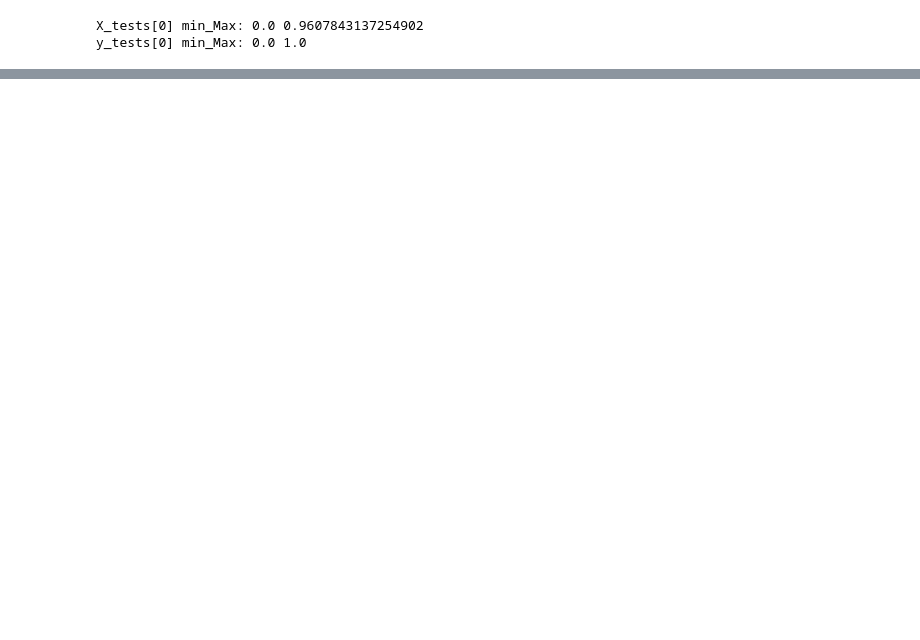
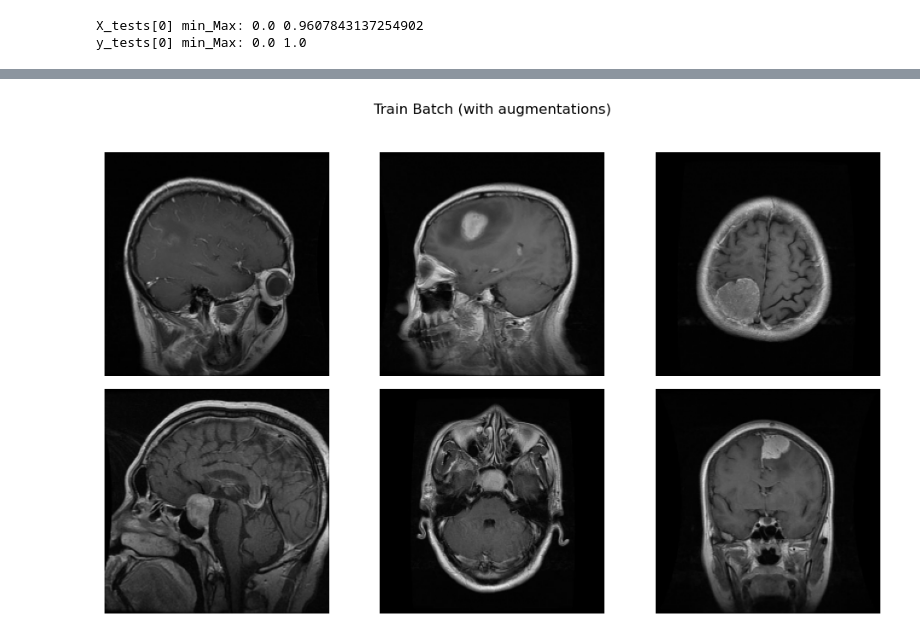
Before and after one commit to jmin8008/MRI_CNN_classification, a Jupyter notebook: segmentation_autoencoder.ipynb, the cells around one changed output, grey strips where cells are left out. Cells and saved outputs as stored; diff of their text form; code cells hidden in the pictures; blank space fills up the shorter version.

```diff
--- a/segmentation_autoencoder.ipynb
+++ b/segmentation_autoencoder.ipynb
@@ -30,4 +33,12 @@ W0000 00:00:1763620480.139488  536453 computation_placer.cc:177] computation pla
 To enable the following instructions: SSE4.1 SSE4.2 AVX AVX2 AVX_VNNI FMA, in other operations, rebuild TensorFlow with the appropriate compiler flags.
+# %%
+SEED = 42
+random.seed(SEED); np.random.seed(SEED); tf.random.set_seed(SEED)
+
+# Dataset/config
+IMG_SIZE = (224, 224)
+BATCH_SIZE = 16
+AUTOTUNE = tf.data.AUTOTUNE
 # %%
 print("TensorFlow Version:", tf.__version__)
 print("GPU is available:", tf.config.list_physical_devices('GPU'))
@@ -115,6 +151,92 @@ X_tests = X_test / np.max(X_train)
 X_vals = X_val/np.max(X_train)
 print('X_tests[0] min_Max:',X_tests[0].min(), X_tests[0].max())
 print('y_tests[0] min_Max:',y_test[0].min(), y_test[0].max())  #검정/흰색
+df_train = X_trains
+df_val = X_vals
+df_test = X_tests
 # %% [output]
 X_tests[0] min_Max: 0.0 0.9607843137254902
 y_tests[0] min_Max: 0.0 1.0
+# %%
+
+'''def make_ds(dfx,dfy ,shuffle=False, augment=False):
+    ds = tf.data.Dataset.from_tensor_slices(  # dfx의 filepath, label_id 열을 사용해 tensor로 변환
+        (dfx, dfy)
+    )
+    if shuffle:
+        ds = ds.shuffle(buffer_size=len(dfx), seed=SEED, reshuffle_each_iteration=True)
+    if augment:
+        ds = ds.map(lambda x, y: (data_augmentation(x, training=True), y),
+                    num_parallel_calls=AUTOTUNE)  # augmentation이 필요하면 적용?
+    ds = ds.batch(BATCH_SIZE).prefetch(AUTOTUNE)  # ds를 배치로 묶고, 다음 배치 미리 로드?? 성능 최적화??
+    return ds'''
+
+def apply_aug_pair(x, y):
+    """
+    이미지와 마스크를 채널 방향으로 합쳐서 동시에 증강하고 다시 분리합니다.
+    가정: x는 3채널(RGB), y도 3채널(RGB Mask)이라고 가정합니다.
+    """
+    # 1. 이미지와 마스크 합치기 (Channel Concatenation)
+    # x shape: (224, 224, 3), y shape: (224, 224, 3) -> combined: (224, 224, 6)
+    combined = tf.concat([x, y], axis=-1)
+
+    # 2. 증강 적용 (합쳐진 상태로 회전/이동하므로 완벽히 동기화됨)
+    combined_aug = data_augmentation(combined, training=True)
+
+    # 3. 다시 분리하기
+    x_aug = combined_aug[:, :, :3]   # 앞 3개 채널은 이미지
+    y_aug = combined_aug[:, :, 3:]   # 뒤 3개 채널은 마스크
+
+    # [중요!] 마스크 보정
+    # 회전/줌 과정에서 보간법(Interpolation) 때문에 마스크 값이 0.5, 0.3 등으로 변할 수 있습니다.
+    # 다시 0 또는 1로 확실하게 잡아주기 위해 반올림을 하거나 threshold를 적용해야 합니다.
+    y_aug = tf.round(y_aug)
+
+    return x_aug, y_aug
+
+def make_ds(dfx, dfy, shuffle=False, augment=False):
+    # 1. 파일 경로만 로드 (아직 이미지가 아님)
+    # 실제로는 여기서 이미지를 읽어오는 map 함수가 먼저 필요할 수 있습니다.
+    # (현재 dfx가 이미 로드된 tensor인지 filepath인지에 따라 다르지만,
+    #  문맥상 이미 로드된 데이터라면 아래와 같이 씁니다.)
+
+    ds = tf.data.Dataset.from_tensor_slices((dfx, dfy))
+
+    if shuffle:
+        ds = ds.shuffle(buffer_size=len(dfx), seed=SEED, reshuffle_each_iteration=True)
+
+    if augment:
+        # [수정된 부분] x, y를 동시에 함수에 넣어 처리합니다.
+        ds = ds.map(lambda x, y: apply_aug_pair(x, y), num_parallel_calls=AUTOTUNE)
+
+    # 배치 및 프리페치 설정
+    ds = ds.batch(BATCH_SIZE).prefetch(AUTOTUNE)
+
+    return ds
+
+# Gentle, clinically plausible augmentations
+data_augmentation = tf.keras.Sequential([
+    tf.keras.layers.RandomFlip("horizontal"), #수평
+    tf.keras.layers.RandomRotation(10/360, fill_mode="constant", fill_value=0.0),  #10도 무작위 회전
+    tf.keras.layers.RandomZoom(0.05, fill_mode="constant", fill_value=0.0), #0.05 줌인/줌아웃
+    tf.keras.layers.RandomTranslation(0.05, 0.05, fill_mode="constant", fill_value=0.0), #가로세로 0.05 범위 내 무작위 이동
+    tf.keras.layers.Lambda(lambda x: tf.clip_by_value(x, 0.0, 1.0)),  # 0.0- 1.0 범위로 픽셀값 제한.
+], name="augmentation")  # aumentation layer sequence를 정의???
+
+train_ds = make_ds(df_train,y_train, shuffle=True,  augment=False)  #일단 증강 안함
+val_ds   = make_ds(df_val,y_val,   shuffle=False, augment=False)
+test_ds  = make_ds(df_test,y_test,  shuffle=False, augment=False)
+
+# Quick visual sanity check after augmentation
+images, labels = next(iter(train_ds))
+plt.figure(figsize=(10, 6))
+for i in range(6):
+    ax = plt.subplot(2, 3, i + 1)
+    plt.imshow(images[i].numpy(), cmap="gray")
+    plt.axis("off")
+    cls_idx = tf.argmax(labels[i]).numpy()
+    #plt.title(CLASSES[cls_idx])
+plt.suptitle("Train Batch (with augmentations)", y=1.02)
+plt.tight_layout()
+plt.show()
+# %% [output]
@@ -121,3 +244,4 @@ y_tests[0] min_Max: 0.0 1.0
+[figure, added]
 # %%
 #train autoencoder
 
```
Also changed, not shown: parts of 14 cells of this notebook.
